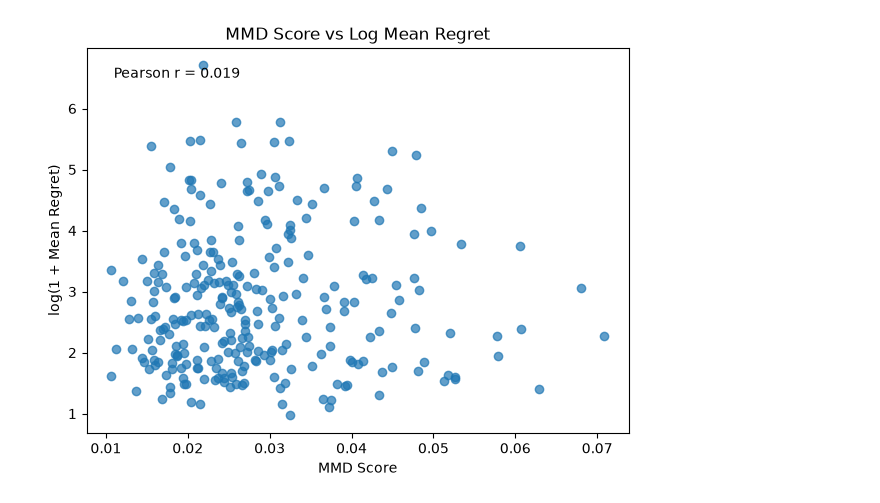
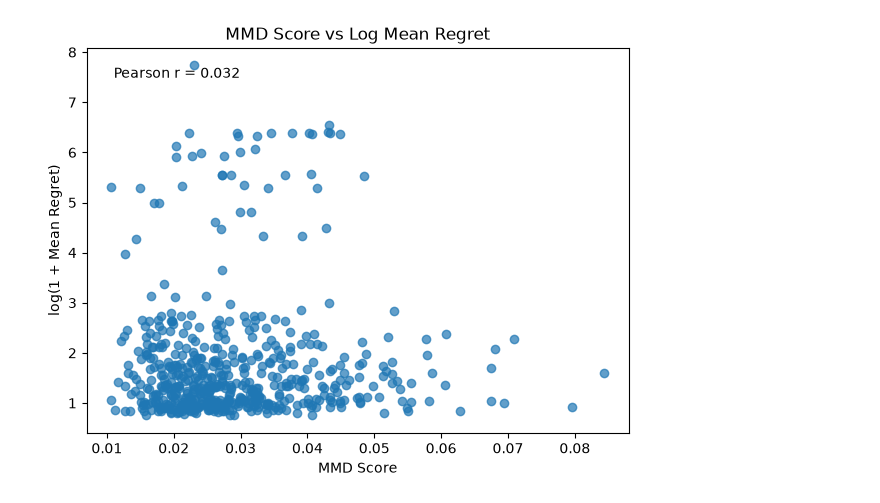
Before and after one commit to hujing2407/AdaLQO, a Jupyter notebook: analyze_regret.ipynb, the cells around one changed output. Cells and saved outputs as stored; diff of their text form; code cells hidden in the pictures.

Commit message:
Add regret analysis

```diff
--- a/analyze_regret.ipynb
+++ b/analyze_regret.ipynb
@@ -3,8 +4,8 @@ import numpy as np
 import pandas as pd
 import matplotlib.pyplot as plt
 # %%
-mmd_regret_path="results/tpcds/mmd_regret_batch.csv"
-regret_df = pd.read_csv(mmd_regret_path)
+regret_path="results/tpcds/regret_batch.csv"
+regret_df = pd.read_csv(regret_path)
 # %%
 regret_df["batch_gap"] = regret_df["test_batch"] - regret_df["train_batch"]
 regret_df["abs_batch_gap"] = regret_df["batch_gap"].abs()
@@ -11,0 +68,27 @@ regret_df["future_batch"] = regret_df["test_batch"] > regret_df["train_batch"]
+# %%
+pred_df = parse_pred_res_to_df(regret_df["pred_res"].iloc[0])
+# pred_df.head()
+# %%
+def regret_summary_from_pred_res(x):
+    pred_df = parse_pred_res_to_df(x)
+
+    if pred_df.empty or "regret" not in pred_df.columns:
+        return pd.Series({
+            "regret_mean": pd.NA,
+            "regret_median": pd.NA,
+            "regret_p90": pd.NA,
+            "regret_p95": pd.NA,
+        })
+
+    regret = pd.to_numeric(pred_df["regret"], errors="coerce")
+
+    return pd.Series({
+        "regret_mean": regret.mean(),
+        "regret_median": regret.median(),
+        "regret_p90": regret.quantile(0.90),
+        "regret_p95": regret.quantile(0.95),
+    })
+
+regret_summary_cols = regret_df["pred_res"].apply(regret_summary_from_pred_res)
+
+regret_df = pd.concat([regret_df, regret_summary_cols], axis=1)
@@ -47,7 +166,7 @@ plot_mmd_vs_regret(
 # %%
 def plot_mmd_vs_log_regret(batch_df, save_path=None):
     df = batch_df.copy()
-    df["log_mean_regret"] = np.log1p(df["mean_regret"])
+    df["log_mean_regret"] = np.log1p(df["regret_mean"])
 
     plt.figure(figsize=(7, 5))
 
@@ -172,11 +203,11 @@ corr_df
 # %%
 df_cross = regret_df[regret_df["same_batch"] == False].copy()
-df_cross["log_mean_regret"] = np.log1p(df_cross["mean_regret"])
+df_cross["log_mean_regret"] = np.log1p(df_cross["regret_mean"])
 
-# plot_mmd_vs_log_regret(df_cross)
-df_future = regret_df[regret_df["test_batch"] > regret_df["train_batch"]].copy()
-df_future["log_mean_regret"] = np.log1p(df_future["mean_regret"])
-
-plot_mmd_vs_log_regret(df_future)
+plot_mmd_vs_log_regret(df_cross)
+# df_future = regret_df[regret_df["test_batch"] > regret_df["train_batch"]].copy()
+# df_future["log_mean_regret"] = np.log1p(df_future["regret_mean"])
+#
+# plot_mmd_vs_log_regret(df_future)
 # %% [output]
-[figure, old version]
+[figure, new version]
```
Also changed, not shown: parts of 12 cells of this notebook, 8 other files.
